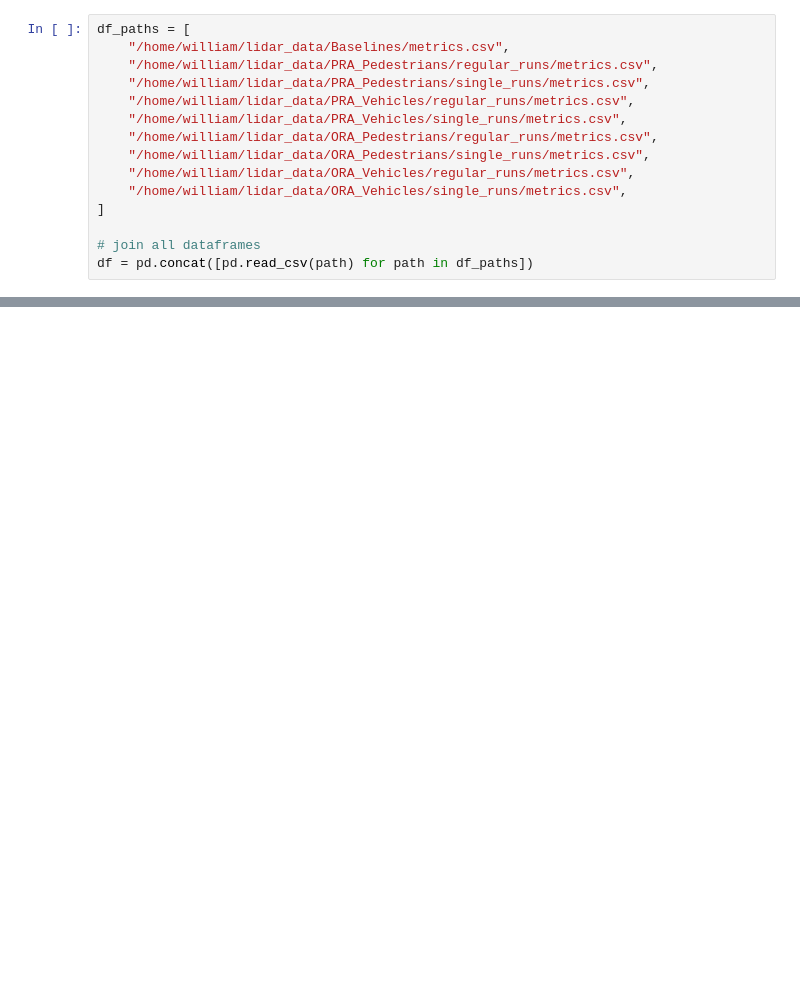
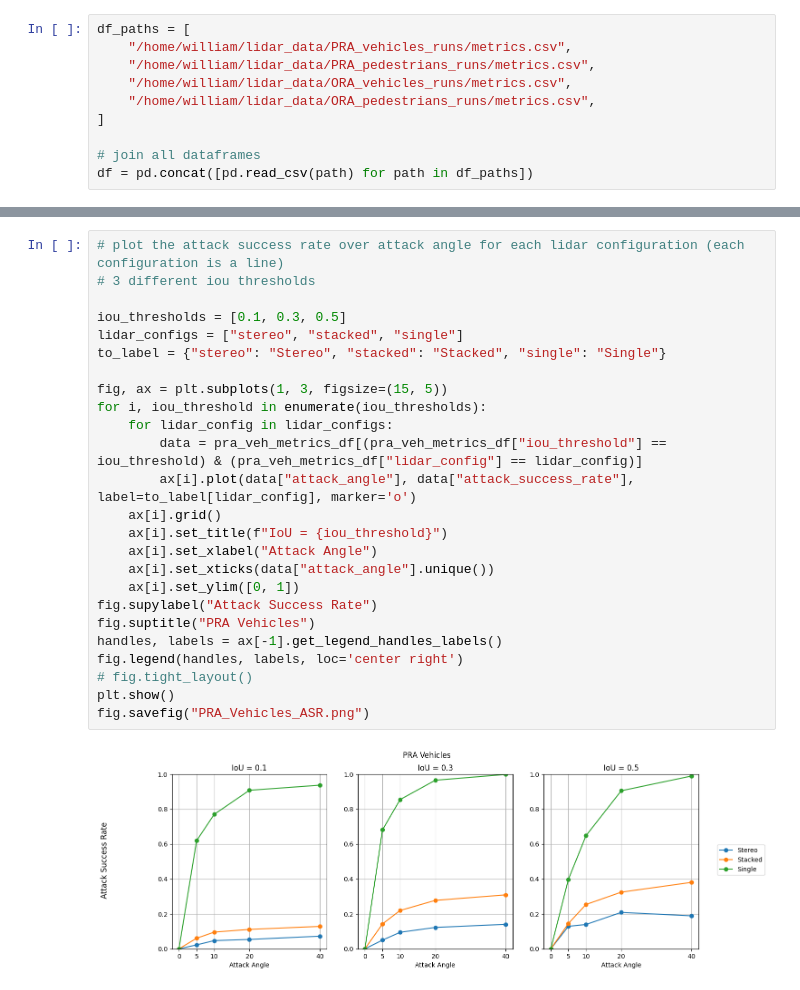
Before and after one commit to WilliamFlinchbaugh/bag_perception_benchmark, a Jupyter notebook: bag_perception_benchmark/figures.ipynb, the cells around one changed output, grey strips where cells are left out. Saved outputs shown, nothing was run; the diff lists cells and outputs as text; blank space fills up the shorter version.

```diff
--- a/bag_perception_benchmark/figures.ipynb
+++ b/bag_perception_benchmark/figures.ipynb
@@ -5,15 +4,10 @@ import numpy as np
 import pandas as pd
 # %%
 df_paths = [
-    "/home/william/lidar_data/Baselines/metrics.csv",
-    "/home/william/lidar_data/PRA_Pedestrians/regular_runs/metrics.csv",
-    "/home/william/lidar_data/PRA_Pedestrians/single_runs/metrics.csv",
-    "/home/william/lidar_data/PRA_Vehicles/regular_runs/metrics.csv",
-    "/home/william/lidar_data/PRA_Vehicles/single_runs/metrics.csv",
-    "/home/william/lidar_data/ORA_Pedestrians/regular_runs/metrics.csv",
-    "/home/william/lidar_data/ORA_Pedestrians/single_runs/metrics.csv",
-    "/home/william/lidar_data/ORA_Vehicles/regular_runs/metrics.csv",
-    "/home/william/lidar_data/ORA_Vehicles/single_runs/metrics.csv",
+    "/home/william/lidar_data/PRA_vehicles_runs/metrics.csv",
+    "/home/william/lidar_data/PRA_pedestrians_runs/metrics.csv",
+    "/home/william/lidar_data/ORA_vehicles_runs/metrics.csv",
+    "/home/william/lidar_data/ORA_pedestrians_runs/metrics.csv",
 ]
 
 # join all dataframes
@@ -583,0 +186,27 @@ plt.show()
+# %%
+# plot the attack success rate over attack angle for each lidar configuration (each configuration is a line)
+# 3 different iou thresholds
+
+iou_thresholds = [0.1, 0.3, 0.5]
+lidar_configs = ["stereo", "stacked", "single"]
+to_label = {"stereo": "Stereo", "stacked": "Stacked", "single": "Single"}
+
+fig, ax = plt.subplots(1, 3, figsize=(15, 5))
+for i, iou_threshold in enumerate(iou_thresholds):
+    for lidar_config in lidar_configs:
+        data = pra_veh_metrics_df[(pra_veh_metrics_df["iou_threshold"] == iou_threshold) & (pra_veh_metrics_df["lidar_config"] == lidar_config)]
+        ax[i].plot(data["attack_angle"], data["attack_success_rate"], label=to_label[lidar_config], marker='o')
+    ax[i].grid()
+    ax[i].set_title(f"IoU = {iou_threshold}")
+    ax[i].set_xlabel("Attack Angle")
+    ax[i].set_xticks(data["attack_angle"].unique())
+    ax[i].set_ylim([0, 1])
+fig.supylabel("Attack Success Rate")
+fig.suptitle("PRA Vehicles")
+handles, labels = ax[-1].get_legend_handles_labels()
+fig.legend(handles, labels, loc='center right')
+# fig.tight_layout()
+plt.show()
+fig.savefig("PRA_Vehicles_ASR.png")
+# %% [output]
+[figure, added]
```
Also changed, not shown: parts of 25 cells of this notebook, 2 other files.
